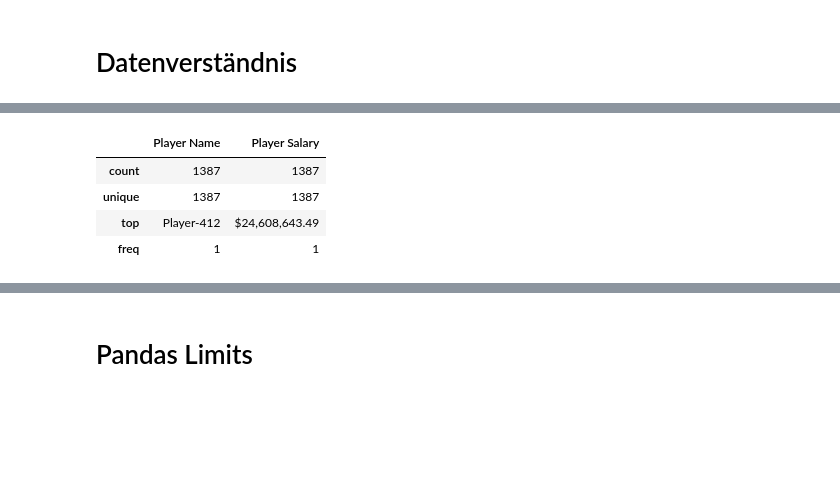
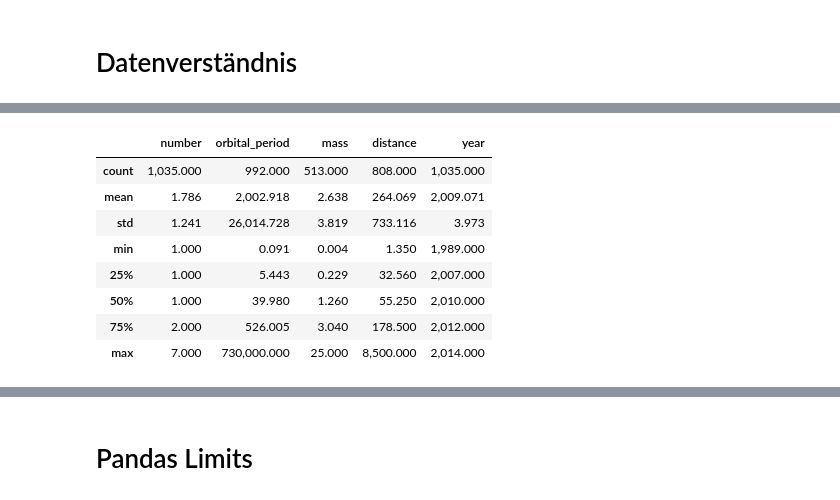
Before and after one commit to mcg97/Pybliothek, a Jupyter notebook: Pandas_Infos.ipynb, the cells around one changed output, grey strips where cells are left out. Drawn from its saved outputs; the diff is of its cells as text; code cells hidden in the pictures; blank space fills up the shorter version.

```diff
--- a/Pandas_Infos.ipynb
+++ b/Pandas_Infos.ipynb
@@ -131,9 +131,19 @@ data_understand_df
 1035 rows × 6 columns
+# %%
+pd.options.display.float_format = '{:,.3f}'.format
+
+# Format für die Ausgabe ändern
 # %%
-data_understand_df
+data_understand_df.describe(include=np.number)
+
+# Alle Spalten mit Zahlen ausgeben (Integer, Float)
 # %% [output]
-|  | Player Name | Player Salary |
-| count | 1387 | 1387 |
-| unique | 1387 | 1387 |
-| top | Player-412 | $24,608,643.49 |
-| freq | 1 | 1 |
+|  | number | orbital_period | mass | distance | year |
+| count | 1,035.000 | 992.000 | 513.000 | 808.000 | 1,035.000 |
+| mean | 1.786 | 2,002.918 | 2.638 | 264.069 | 2,009.071 |
+| std | 1.241 | 26,014.728 | 3.819 | 733.116 | 3.973 |
+| min | 1.000 | 0.091 | 0.004 | 1.350 | 1,989.000 |
+| 25% | 1.000 | 5.443 | 0.229 | 32.560 | 2,007.000 |
+| 50% | 1.000 | 39.980 | 1.260 | 55.250 | 2,010.000 |
+| 75% | 2.000 | 526.005 | 3.040 | 178.500 | 2,012.000 |
+| max | 7.000 | 730,000.000 | 25.000 | 8,500.000 | 2,014.000 |
```
Also changed, not shown: parts of 6 cells of this notebook.
